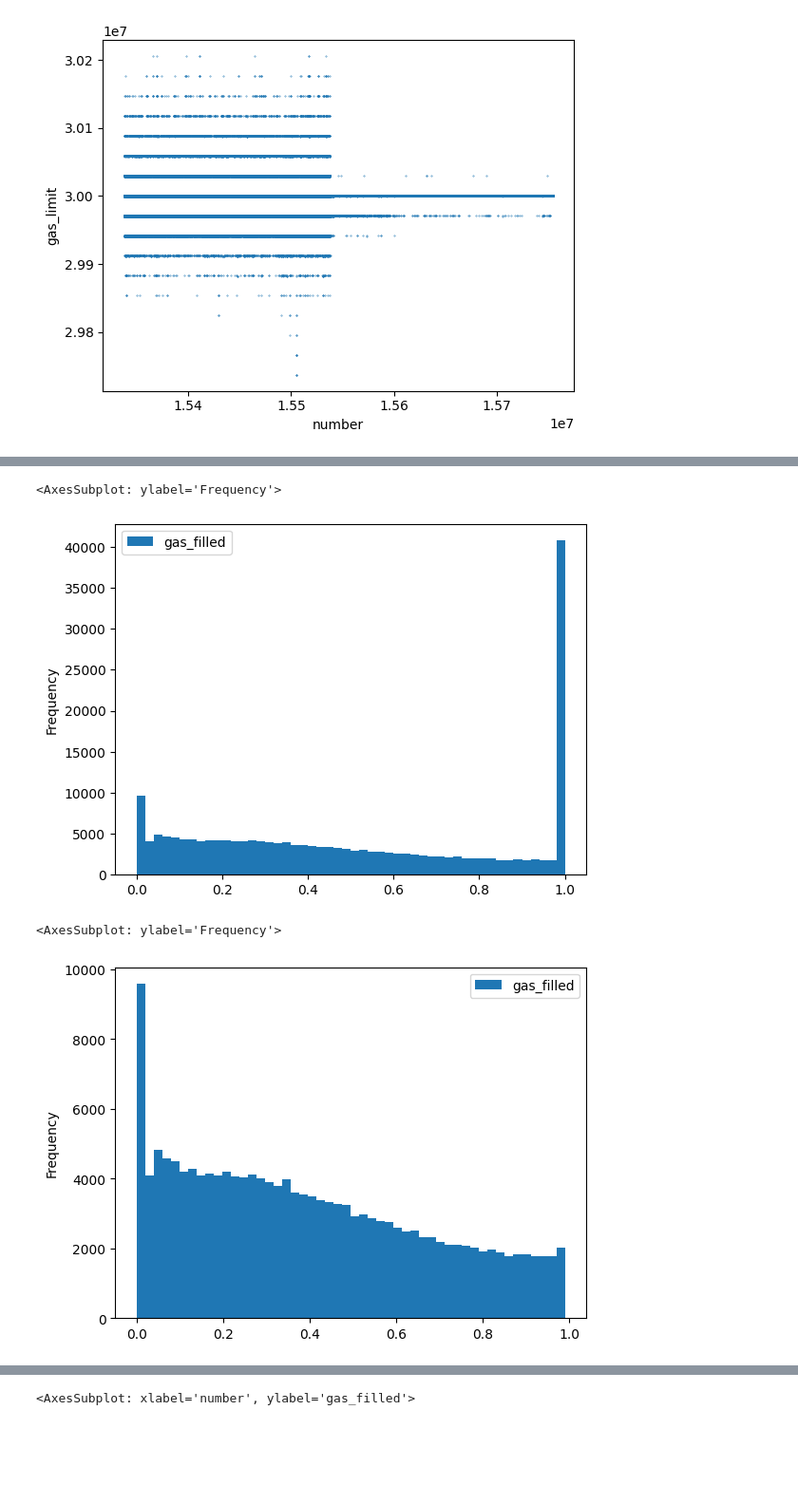
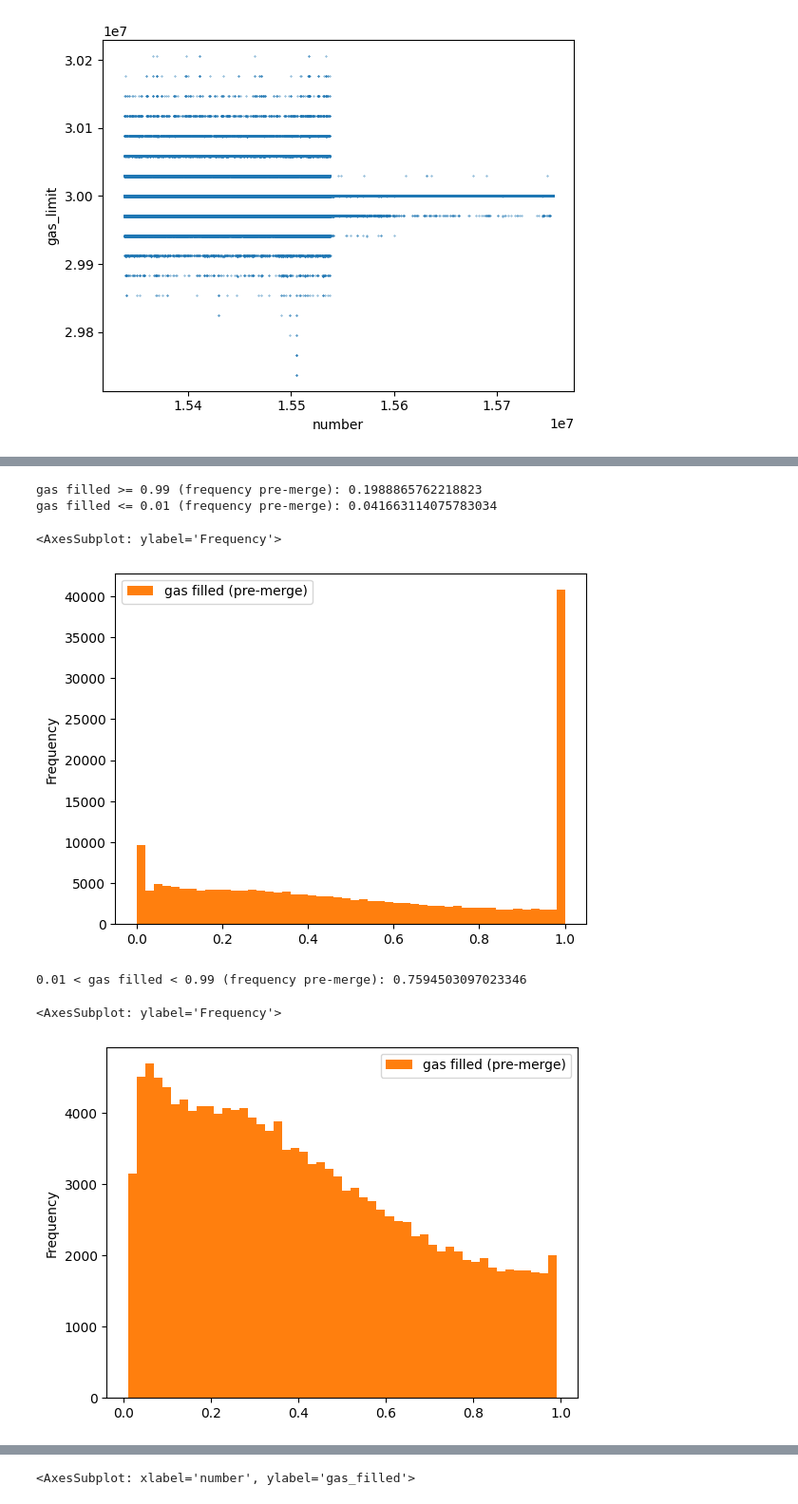
Before and after one commit to fmrmf/merge-challenge, a Jupyter notebook: notebook/blocks.ipynb, the cells around one changed output, grey strips where cells are left out. Shown at 95% size. Saved outputs shown, nothing was run; the diff lists cells and outputs as text; code cells hidden in the pictures; blank space fills up the shorter version.

```diff
--- a/notebook/blocks.ipynb
+++ b/notebook/blocks.ipynb
@@ -226,17 +337,26 @@ qb['gas_filled'] = qb['gas_used'] / qb['gas_limit']
 # %%
 # plot distribution of gas limit utilization
 #  ... pre merge
-qb[qb['number'] < merge_block_number].plot(y='gas_filled', kind='hist', bins=50)
+#  ... ~ 20% of time pre-merge, block is full
+#  ... ~ 4% of time pre-merge, block is empty
+print('gas filled >= 0.99 (frequency pre-merge):', qb[(qb['number'] < merge_block_number) & (qb['gas_filled'] >= 0.99)]['gas_filled'].count() / qb[(qb['number'] < merge_block_number)]['gas_filled'].count())
+print('gas filled <= 0.01 (frequency pre-merge):', qb[(qb['number'] < merge_block_number) & (qb['gas_filled'] <= 0.01)]['gas_filled'].count() / qb[(qb['number'] < merge_block_number)]['gas_filled'].count())
+qb[qb['number'] < merge_block_number].plot(y='gas_filled', kind='hist', bins=50, label='gas filled (pre-merge)', color='C1')
 # %% [output]
-<AxesSubplot: ylabel='Frequency'>
+gas filled >= 0.99 (frequency pre-merge): 0.1988865762218823
+gas filled <= 0.01 (frequency pre-merge): 0.041663114075783034
+<AxesSubplot: ylabel='Frequency'>
-[figure, old version]
+[figure, new version]
 # %%
 # plot distribution of gas limit utilization
-#  ... pre merge; ignore around 1 for later comparison
-#  ... close to uniform
-qb[(qb['number'] < merge_block_number) & (qb['gas_filled'] < 0.99)].plot(y='gas_filled', kind='hist', bins=50)
+#  ... pre merge
+#  ... somewhat close to uniform (with a bit of dropoff; maybe chi squared / Levy?) for gas utilization in between 0 and 1
+#  ... ~ 76% of time pre-merge, block is partially filled
+print('0.01 < gas filled < 0.99 (frequency pre-merge):', qb[(qb['number'] < merge_block_number) & (qb['gas_filled'] > 0.01) & (qb['gas_filled'] < 0.99)]['gas_filled'].count() / qb[(qb['number'] < merge_block_number)]['gas_filled'].count())
+qb[(qb['number'] < merge_block_number) & (qb['gas_filled'] < 0.99) & (qb['gas_filled'] > 0.01)].plot(y='gas_filled', kind='hist', bins=50, label='gas filled (pre-merge)', color='C1')
 # %% [output]
-<AxesSubplot: ylabel='Frequency'>
+0.01 < gas filled < 0.99 (frequency pre-merge): 0.7594503097023346
+<AxesSubplot: ylabel='Frequency'>
-[figure, old version]
+[figure, new version]
 # %%
 # plot distribution of gas limit utilization
```
Also changed, not shown: parts of 28 cells of this notebook, 1 other file.
